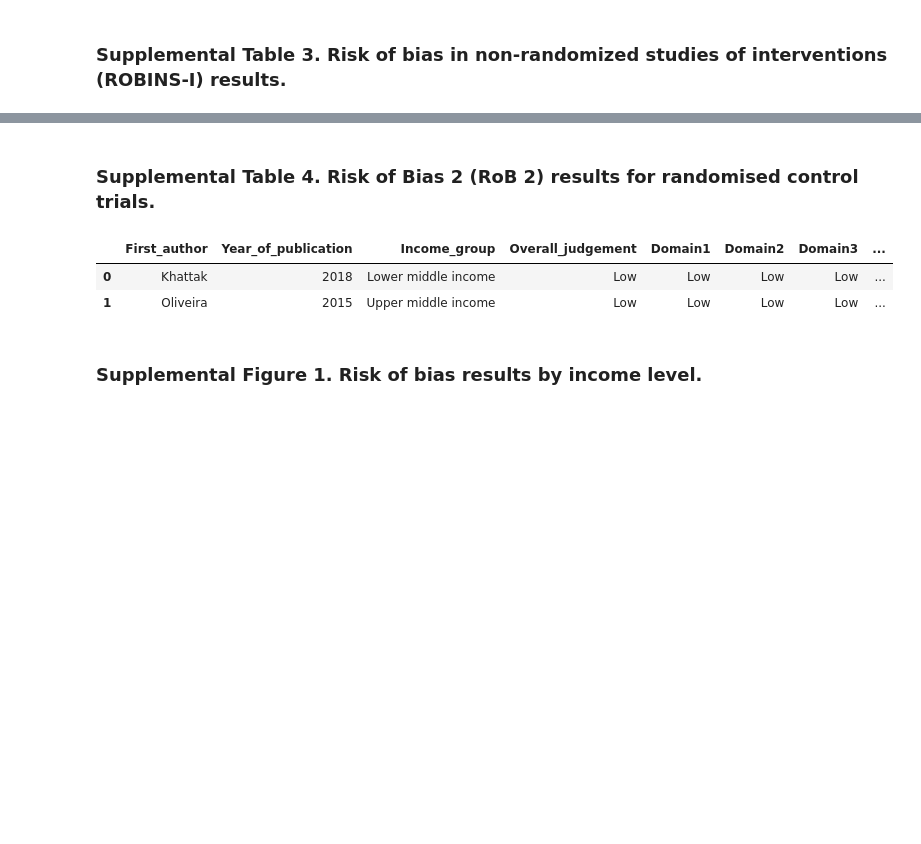
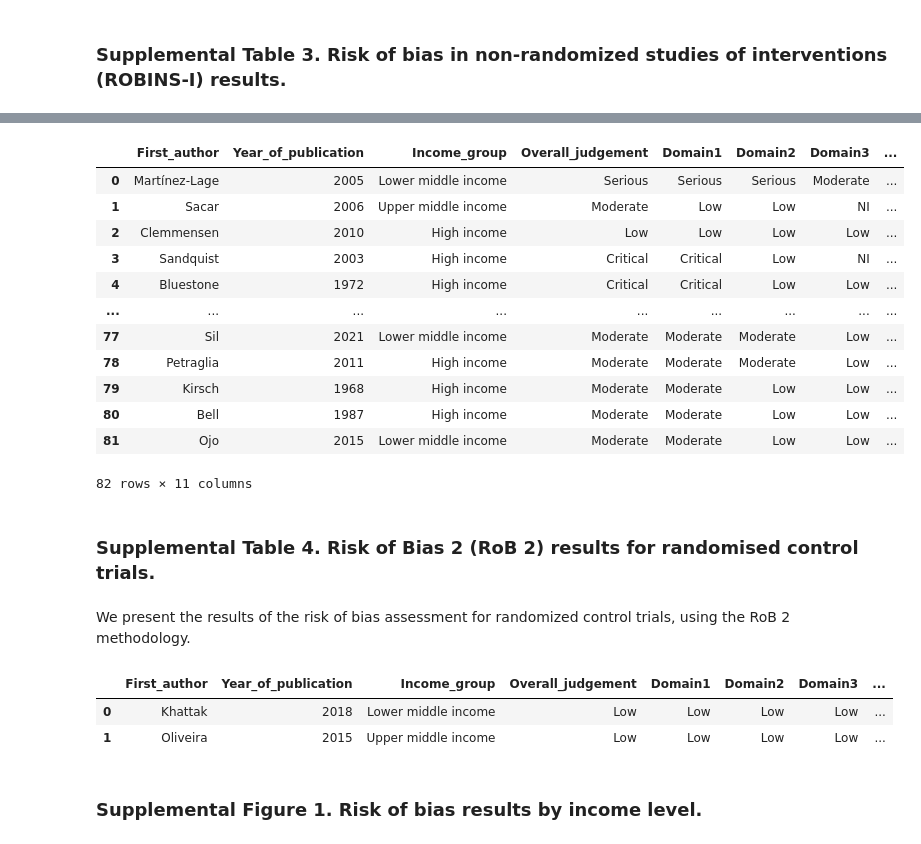
Before and after one commit to nooralteneiji/Myelomeningocele-Associated-Hydrocephalus-A-Systematic-Review-and-Meta-Analysis, a Jupyter notebook: Interactive_manuscript.ipynb, the cells around one changed output, grey strips where cells are left out. Saved outputs shown, nothing was run; the diff lists cells and outputs as text; code cells hidden in the pictures; blank space fills up the shorter version.

```diff
--- a/Interactive_manuscript.ipynb
+++ b/Interactive_manuscript.ipynb
@@ -597,15 +698,49 @@ df_robinsi
+# %%
+# Filter the df_rob DataFrame to only include entries where the ROB_tool is 'ROBINS I'
+# and drop the 'ROB_tool' column as it's no longer needed after this filter.
+filtered_rob = df_rob[df_rob.ROB_tool == 'ROBINS I'].drop(columns='ROB_tool')
+
+# Merge the selected columns from df_studies with the filtered version of df_rob using the 'IID' as the key.
+# Subsequently, drop the 'IID' column as it's not needed in the final output.
+df_robinsi = df_studies[['IID', 'First_author', 'Year_of_publication', 'Income_group']]\
+    .merge(filtered_rob, on='IID')\
+    .drop(columns='IID')
+
+df_robinsi
+# %% [output]
+|  | First_author | Year_of_publication | Income_group | Overall_judgement | Domain1 | Domain2 | Domain3 | ... |
+| 0 | Martínez-Lage | 2005 | Lower middle income | Serious | Serious | Serious | Moderate | ... |
+| 1 | Sacar | 2006 | Upper middle income | Moderate | Low | Low | NI | ... |
+| 2 | Clemmensen | 2010 | High income | Low | Low | Low | Low | ... |
+| 3 | Sandquist | 2003 | High income | Critical | Critical | Low | NI | ... |
+| 4 | Bluestone | 1972 | High income | Critical | Critical | Low | Low | ... |
+| ... | ... | ... | ... | ... | ... | ... | ... | ... |
+| 77 | Sil | 2021 | Lower middle income | Moderate | Moderate | Moderate | Low | ... |
+| 78 | Petraglia | 2011 | High income | Moderate | Moderate | Moderate | Low | ... |
+| 79 | Kirsch | 1968 | High income | Moderate | Moderate | Low | Low | ... |
+| 80 | Bell | 1987 | High income | Moderate | Moderate | Low | Low | ... |
+| 81 | Ojo | 2015 | Lower middle income | Moderate | Moderate | Low | Low | ... |
+82 rows × 11 columns
 # %% [markdown]
 ### **Supplemental Table 4. Risk of Bias 2 (RoB 2) results for randomised control trials.**
-# %%
-df_rob2 = df_studies[['IID', 'First_author', 'Year_of_publication', 'Income_group']].merge(
-    df_rob[df_rob.ROB_tool=='RoB 2'].drop(['ROB_tool', 'Domain6', 'Domain7'], axis=1),
-    on='IID'
-).drop('IID', axis=1)
-
-df_rob2
-# %% [output]
-|  | First_author | Year_of_publication | Income_group | Overall_judgement | Domain1 | Domain2 | Domain3 | ... |
-| 0 | Khattak | 2018 | Lower middle income | Low | Low | Low | Low | ... |
-| 1 | Oliveira | 2015 | Upper middle income | Low | Low | Low | Low | ... |
+# %% [markdown]
+We present the results of the risk of bias assessment for randomized control trials, using the RoB 2 methodology.
+# %%
+# Filter the df_rob DataFrame to select entries where the ROB_tool is 'RoB 2'.
+# At the same time, exclude the columns 'ROB_tool', 'Domain6', and 'Domain7'.
+filtered_rob2 = df_rob[df_rob.ROB_tool == 'RoB 2'].drop(columns=['ROB_tool', 'Domain6', 'Domain7'])
+
+# Merge specific columns from df_studies with the filtered df_rob2 dataset.
+# Use the 'IID' column as the merging key, which is a common column in both datasets.
+# After merging, remove the 'IID' column as it's redundant in the resulting dataset.
+df_rob2 = df_studies[['IID', 'First_author', 'Year_of_publication', 'Income_group']]\
+    .merge(filtered_rob2, on='IID')\
+    .drop(columns='IID')
+
+df_rob2
+# %% [output]
+|  | First_author | Year_of_publication | Income_group | Overall_judgement | Domain1 | Domain2 | Domain3 | ... |
+| 0 | Khattak | 2018 | Lower middle income | Low | Low | Low | Low | ... |
+| 1 | Oliveira | 2015 | Upper middle income | Low | Low | Low | Low | ... |
 # %% [markdown]
 ### **Supplemental Figure 1. Risk of bias results by income level.**
```
Also changed, not shown: parts of 38 cells of this notebook, 2 other files.
